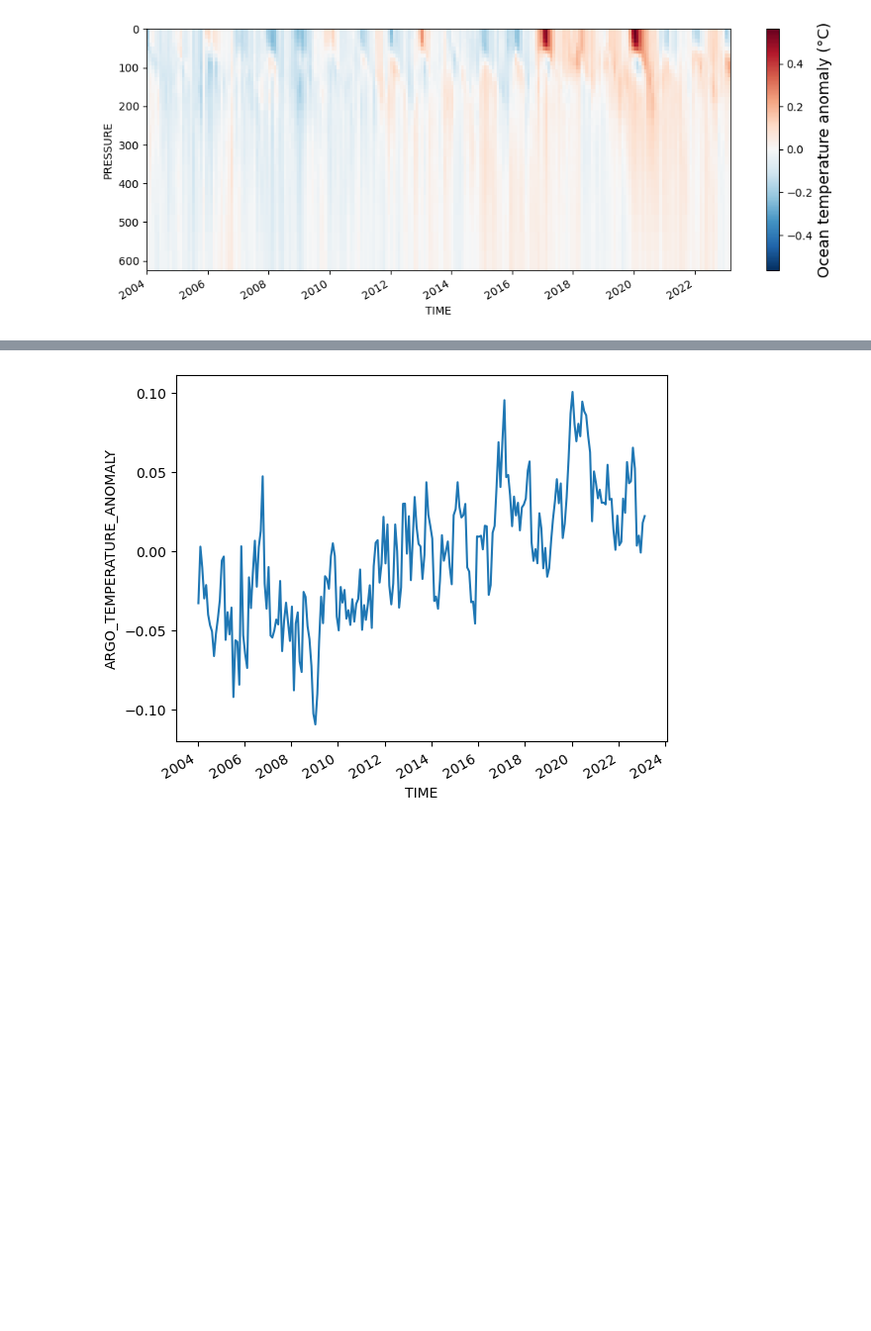
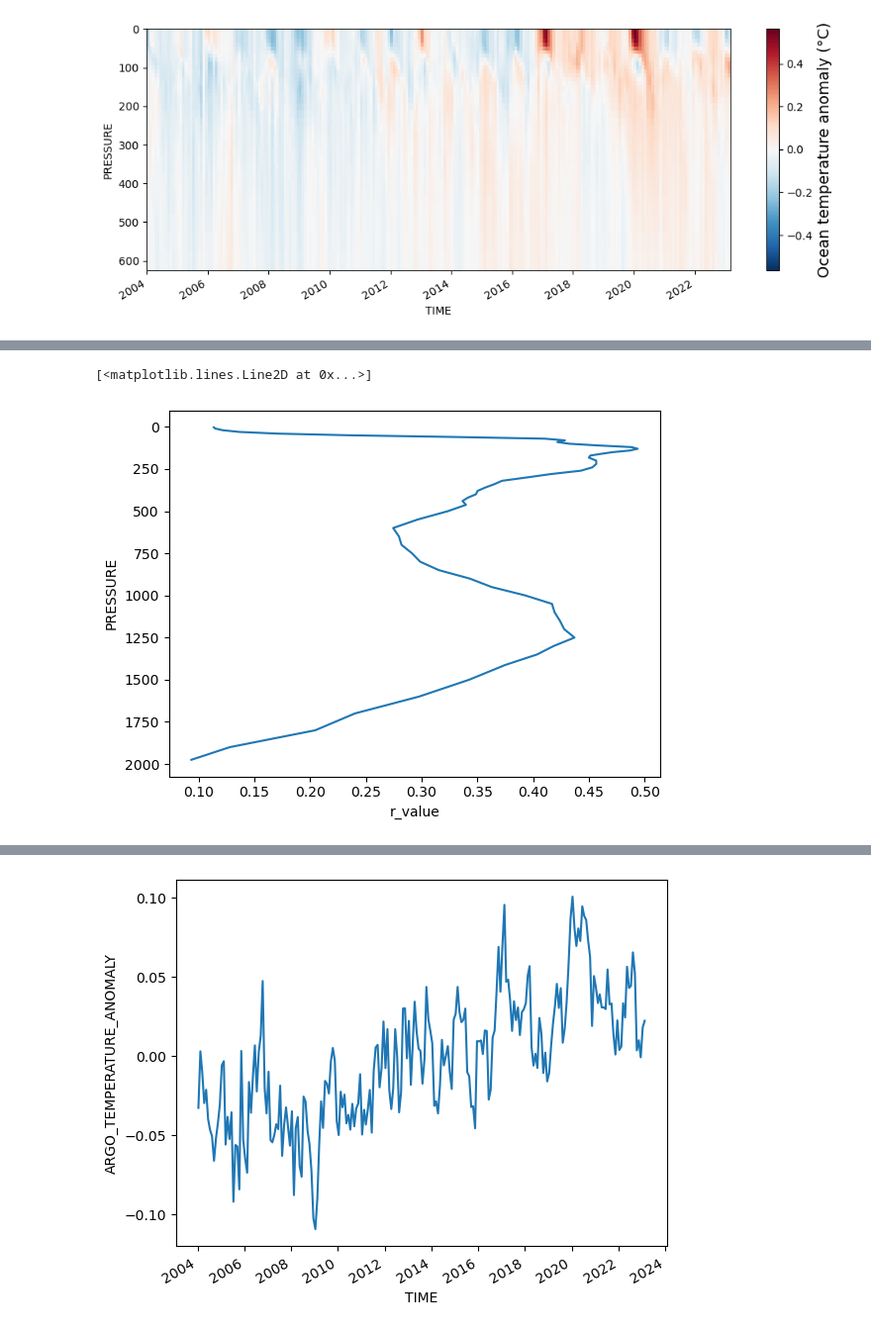
Before and after one commit to edoddridge/2023-sea-ice-regime, a Jupyter notebook: ocean_temp_time_series.ipynb, the cells around one changed output, grey strips where cells are left out. Shown at 99% size. Cells and saved outputs as stored; diff of their text form; code cells hidden in the pictures; blank space fills up the shorter version.

```diff
--- a/ocean_temp_time_series.ipynb
+++ b/ocean_temp_time_series.ipynb
@@ -364,0 +431,5 @@ plt.savefig('RG-argo-ocean-temp-anom-50-65S.png', dpi=200, bbox_inches='tight')
+# %%
+(argo_ols['r_value']**2).plot(y='PRESSURE', yincrease=False)
+# %% [output]
+[<matplotlib.lines.Line2D at 0x...>]
+[figure, added]
```
Also changed, not shown: parts of 37 cells of this notebook, 2 other files.
